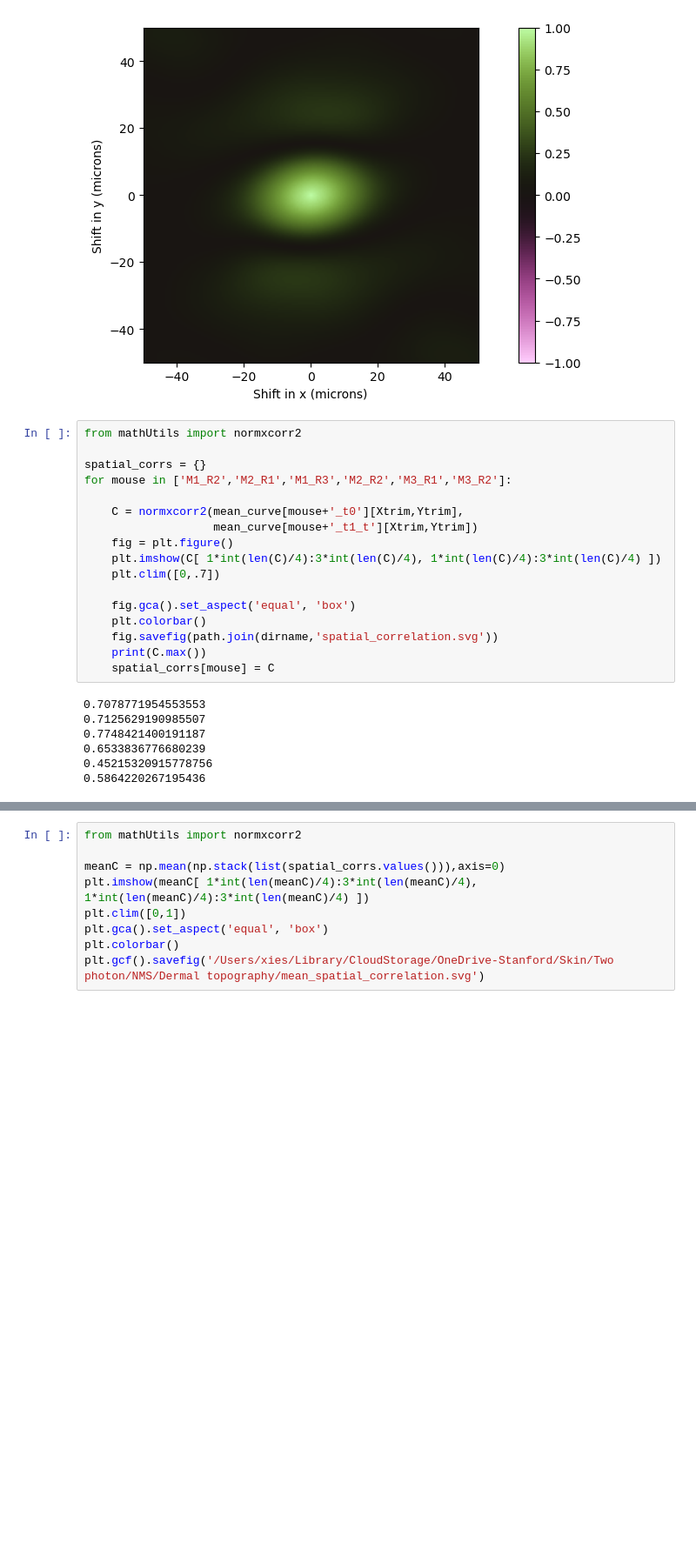
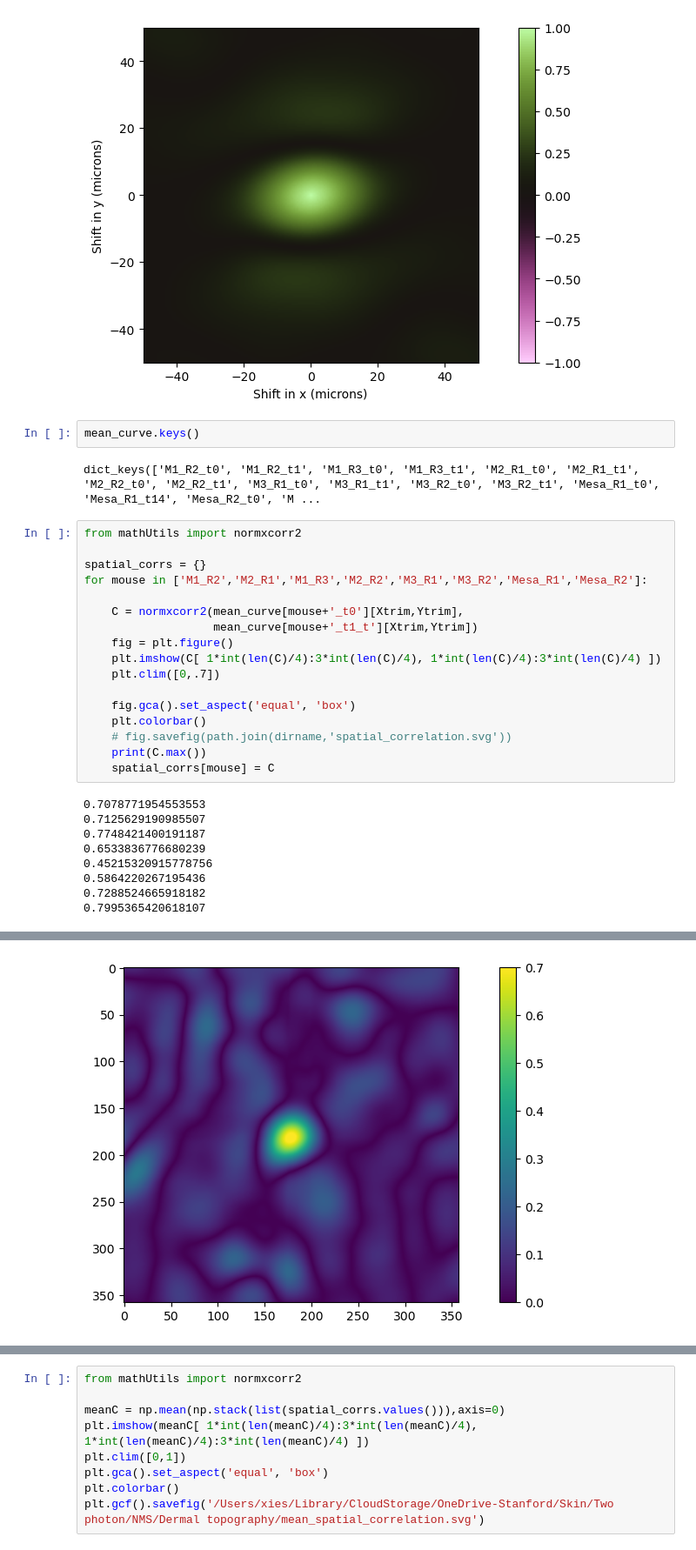
Before and after one commit to xies/mouse_skin_size_control, a Jupyter notebook: 2025_lineage_analysis/tissue_curvature/tissue_curvature_logivity_correlation.ipynb, the cells around one changed output, grey strips where cells are left out. Shown at 87% size. Drawn from its saved outputs; the diff is of its cells as text; blank space fills up the shorter version.

```diff
--- a/2025_lineage_analysis/tissue_curvature/tissue_curvature_logivity_correlation.ipynb
+++ b/2025_lineage_analysis/tissue_curvature/tissue_curvature_logivity_correlation.ipynb
@@ -283,33 +270,40 @@ plt.colorbar()
 # %% [output]
 <matplotlib.colorbar.Colorbar at 0x...>
 [figure]
+# %%
+mean_curve.keys()
+# %% [output]
+dict_keys(['M1_R2_t0', 'M1_R2_t1', 'M1_R3_t0', 'M1_R3_t1', 'M2_R1_t0', 'M2_R1_t1', 'M2_R2_t0', 'M2_R2_t1', 'M3_R1_t0', 'M3_R1_t1', 'M3_R2_t0', 'M3_R2_t1', 'Mesa_R1_t0', 'Mesa_R1_t14', 'Mesa_R2_t0', 'M ...
 # %%
 from mathUtils import normxcorr2
 
 spatial_corrs = {}
-for mouse in ['M1_R2','M2_R1','M1_R3','M2_R2','M3_R1','M3_R2']:
+for mouse in ['M1_R2','M2_R1','M1_R3','M2_R2','M3_R1','M3_R2','Mesa_R1','Mesa_R2']:
 
     C = normxcorr2(mean_curve[mouse+'_t0'][Xtrim,Ytrim],
                    mean_curve[mouse+'_t1_t'][Xtrim,Ytrim])
     fig = plt.figure()
     plt.imshow(C[ 1*int(len(C)/4):3*int(len(C)/4), 1*int(len(C)/4):3*int(len(C)/4) ])
     plt.clim([0,.7])
 
     fig.gca().set_aspect('equal', 'box')
     plt.colorbar()
-    fig.savefig(path.join(dirname,'spatial_correlation.svg'))
+    # fig.savefig(path.join(dirname,'spatial_correlation.svg'))
     print(C.max())
     spatial_corrs[mouse] = C
 # %% [output]
 0.7078771954553553
 0.7125629190985507
 0.7748421400191187
 0.6533836776680239
 0.45215320915778756
 0.5864220267195436
+0.7288524665918182
+0.7995365420618107
 [figure]
 [figure]
 [figure]
 [figure]
 [figure]
 [figure]
+[figure, added]
```
Also changed, not shown: parts of 13 cells of this notebook, 6 other files.
